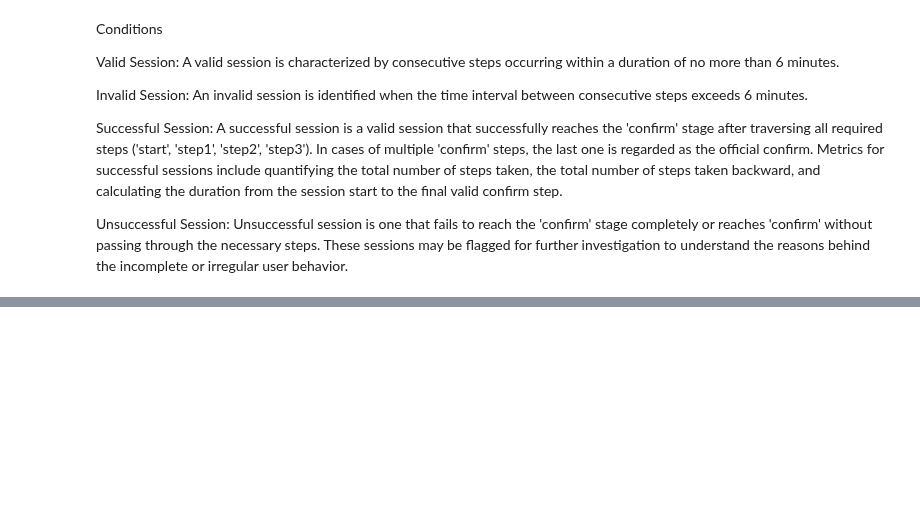
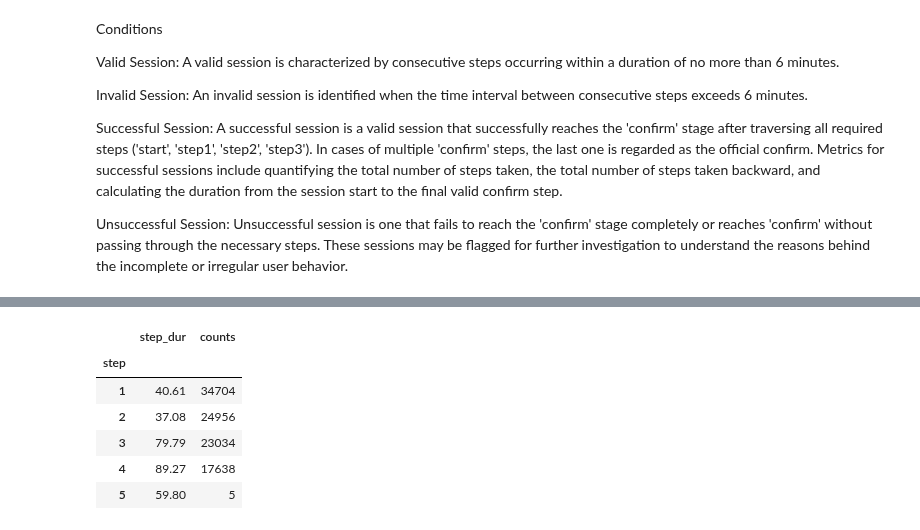
Before and after one commit to dimitsagk/AB_Testing_Analysis, a Jupyter notebook: notebooks/Project_2_02Cleaning+EDA.ipynb, the cells around one changed output, grey strips where cells are left out. Drawn from its saved outputs; the diff is of its cells as text; code cells hidden in the pictures; blank space fills up the shorter version.

```diff
--- a/notebooks/Project_2_02Cleaning+EDA.ipynb
+++ b/notebooks/Project_2_02Cleaning+EDA.ipynb
@@ -548,0 +591,11 @@ IN PROGRESS
+# %%
+df_control_step_dur
+# step 5 has very few observations, cause most of the times it is the last step. I will not take it into consideration
+# %% [output]
+|  | step_dur | counts |
+| step |  |  |
+| 1 | 40.61 | 34704 |
+| 2 | 37.08 | 24956 |
+| 3 | 79.79 | 23034 |
+| 4 | 89.27 | 17638 |
+| 5 | 59.80 | 5 |
```
Also changed, not shown: parts of 31 cells of this notebook.
